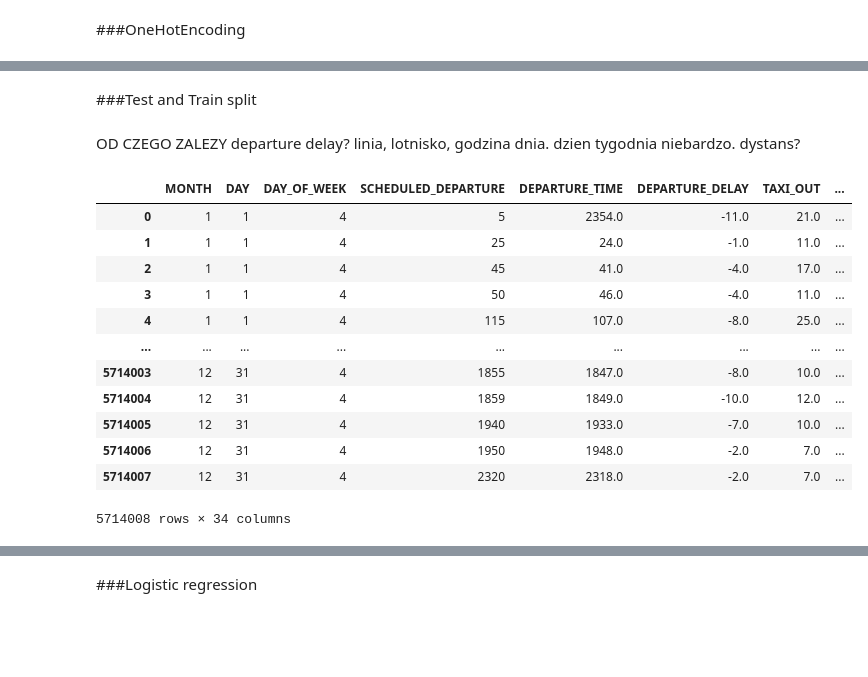
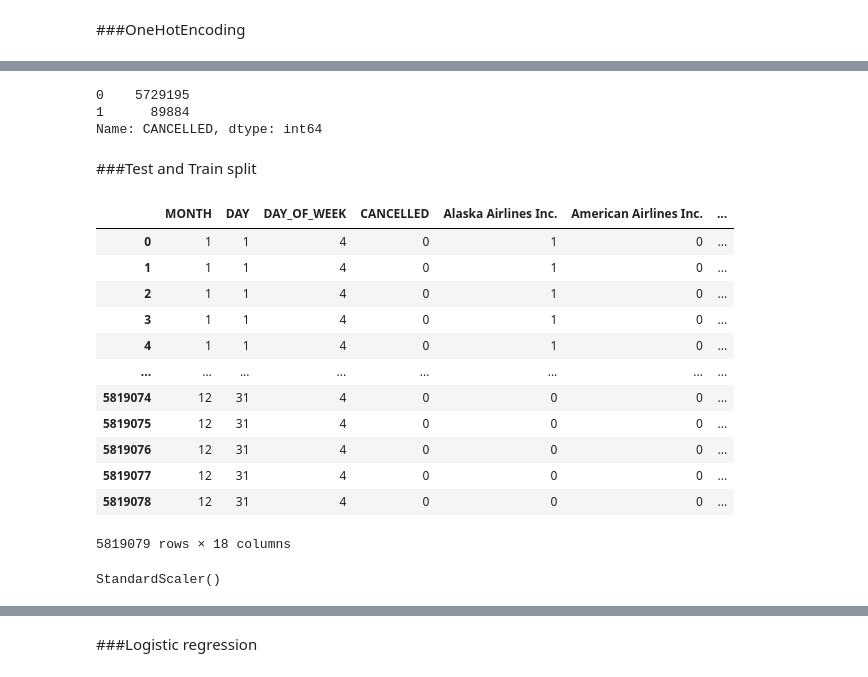
Before and after one commit to Salanakya/Flight-Cancellations, a Jupyter notebook: flight_cancellations_main.ipynb, the cells around one changed output, grey strips where cells are left out. Drawn from its saved outputs; the diff is of its cells as text; code cells hidden in the pictures; blank space fills up the shorter version.

```diff
--- a/flight_cancellations_main.ipynb
+++ b/flight_cancellations_main.ipynb
@@ -288,5 +283,5 @@ flights_model = flights
 # %%
-dummy_airline = pd.get_dummies(flights_model.AIRLINE)
+dummy_airline = pd.get_dummies(flights_December.AIRLINE)
 dummy_airline
 # %% [output]
 |  | Alaska Airlines Inc. | American Airlines Inc. | American Eagle Airlines Inc. | Atlantic Southeast Airlines | ... |
@@ -334,8 +306,0 @@ print(flights_model)
-# %%
-flights_December = pd.merge(
-    left=flights_December,
-    right=dummy_OriginAirport,
-    left_index=True,
-    right_index=True,
-)
-print(flights_December)
@@ -363,8 +306,0 @@ print(flights_December)
-# %%
-flights_December = pd.merge(
-    left=flights_December,
-    right=dummy_DestAirport,
-    left_index=True,
-    right_index=True,
-)
-print(flights_December)
@@ -425,3 +323,3 @@ memory usage: 1.0+ GB
 # %%
 #dropping unnecessary columns
-flights_model = flights_model.drop(['ORIGIN_AIRPORT', 'DESTINATION_AIRPORT', 'DEPARTURE_TIME', 'DEPARTURE_DELAY', 'TAXI_OUT', 'WHEELS_OFF', 'ELAPSED_TIME', 'AIR_TIME', 'WHEELS_ON', 'TAXI_IN', 'ARRIVAL_TIME', 'ARRIVAL_DELAY' ,'DIVERTED','CANCELLED', 'AIRLINE'], axis=1)
+flights_December = flights_December.drop(['ORIGIN_AIRPORT', 'DESTINATION_AIRPORT', 'DISTANCE', 'SCHEDULED_ARRIVAL', 'CANCELLATION_REASON', 'AIRLINE'], axis=1)
@@ -448,23 +326,27 @@ memory usage: 554.0 MB
+# %%
+flights_December['CANCELLED'].value_counts()
+# %% [output]
+0    5729195
+1      89884
+Name: CANCELLED, dtype: int64
 # %% [markdown]
 ###Test and Train split
-# %% [markdown]
-OD CZEGO ZALEZY departure delay? linia, lotnisko, godzina dnia. dzien tygodnia niebardzo. dystans?
 # %%
-dfCancelled = flights_model.copy()
+dfCancelled = flights_December.copy()
 X, y = dfCancelled.drop(['CANCELLED'], axis=1), dfCancelled['CANCELLED']
 dfCancelled
 # %% [output]
-|  | MONTH | DAY | DAY_OF_WEEK | SCHEDULED_DEPARTURE | DEPARTURE_TIME | DEPARTURE_DELAY | TAXI_OUT | ... |
-| 0 | 1 | 1 | 4 | 5 | 2354.0 | -11.0 | 21.0 | ... |
-| 1 | 1 | 1 | 4 | 25 | 24.0 | -1.0 | 11.0 | ... |
-| 2 | 1 | 1 | 4 | 45 | 41.0 | -4.0 | 17.0 | ... |
-| 3 | 1 | 1 | 4 | 50 | 46.0 | -4.0 | 11.0 | ... |
-| 4 | 1 | 1 | 4 | 115 | 107.0 | -8.0 | 25.0 | ... |
-| ... | ... | ... | ... | ... | ... | ... | ... | ... |
-| 5714003 | 12 | 31 | 4 | 1855 | 1847.0 | -8.0 | 10.0 | ... |
-| 5714004 | 12 | 31 | 4 | 1859 | 1849.0 | -10.0 | 12.0 | ... |
-| 5714005 | 12 | 31 | 4 | 1940 | 1933.0 | -7.0 | 10.0 | ... |
-| 5714006 | 12 | 31 | 4 | 1950 | 1948.0 | -2.0 | 7.0 | ... |
-| 5714007 | 12 | 31 | 4 | 2320 | 2318.0 | -2.0 | 7.0 | ... |
+|  | MONTH | DAY | DAY_OF_WEEK | CANCELLED | Alaska Airlines Inc. | American Airlines Inc. | ... |
+| 0 | 1 | 1 | 4 | 0 | 1 | 0 | ... |
+| 1 | 1 | 1 | 4 | 0 | 1 | 0 | ... |
+| 2 | 1 | 1 | 4 | 0 | 1 | 0 | ... |
+| 3 | 1 | 1 | 4 | 0 | 1 | 0 | ... |
+| 4 | 1 | 1 | 4 | 0 | 1 | 0 | ... |
+| ... | ... | ... | ... | ... | ... | ... | ... |
+| 5819074 | 12 | 31 | 4 | 0 | 0 | 0 | ... |
+| 5819075 | 12 | 31 | 4 | 0 | 0 | 0 | ... |
+| 5819076 | 12 | 31 | 4 | 0 | 0 | 0 | ... |
+| 5819077 | 12 | 31 | 4 | 0 | 0 | 0 | ... |
+| 5819078 | 12 | 31 | 4 | 0 | 0 | 0 | ... |
-5714008 rows × 34 columns
+5819079 rows × 18 columns
 # %%
@@ -476,3 +356,8 @@ kfold = StratifiedKFold(n_splits=10)
+# %%
+scaler = StandardScaler()
+scaler.fit(X_train, X_test)
+# %% [output]
+StandardScaler()
 # %%
 y_train.value_counts()
 # %% [output]
```
Also changed, not shown: parts of 91 cells of this notebook.
